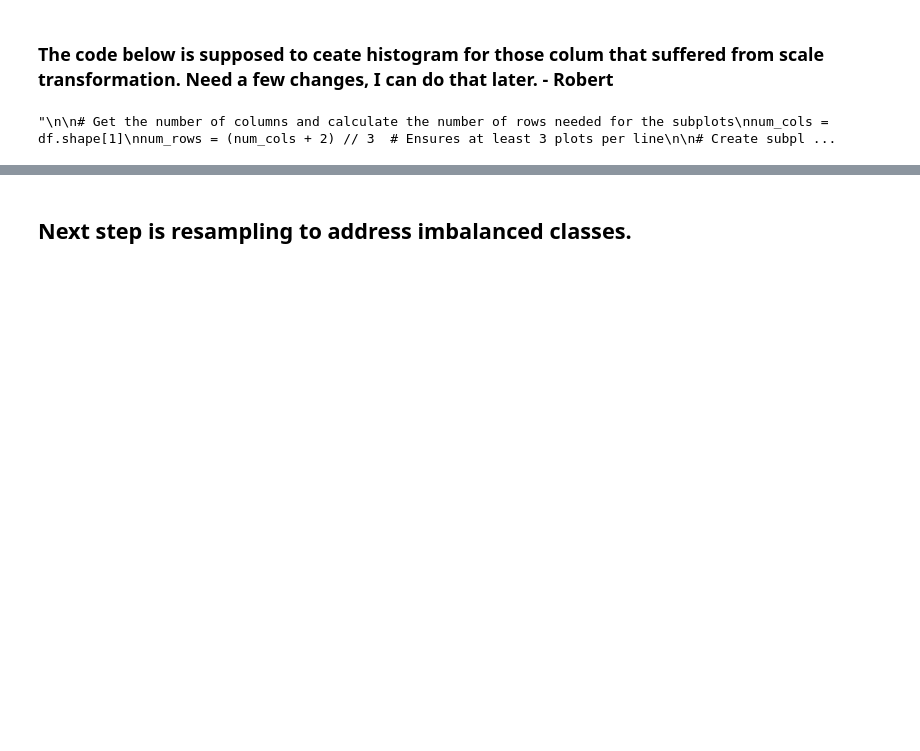
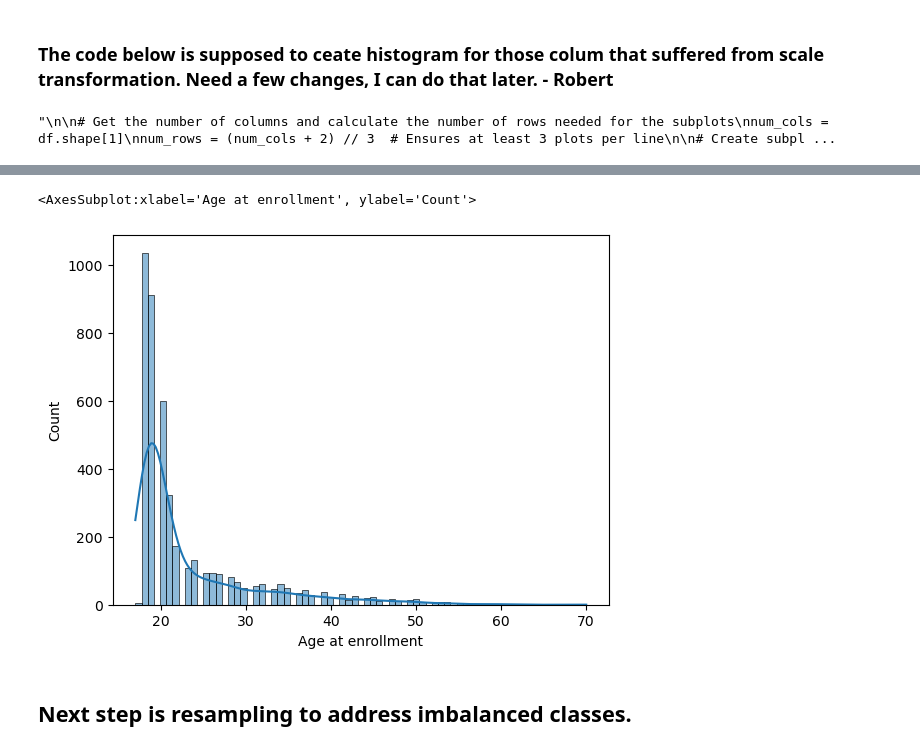
Before and after one commit to raguilarsoriano/eMergeEducation, a Jupyter notebook: Notebook 07_20_2023 9_54 am CT by Daniel.ipynb, the cells around one changed output, grey strips where cells are left out. Drawn from its saved outputs; the diff is of its cells as text; code cells hidden in the pictures; blank space fills up the shorter version.

```diff
--- a/Notebook 07_20_2023 9_54 am CT by Daniel.ipynb
+++ b/Notebook 07_20_2023 9_54 am CT by Daniel.ipynb
@@ -219,0 +225,7 @@ replace_values_linear_scale(df)
+# %%
+#we can see the three unique values,we can replace them with 0,1,2
+df['Target'] = df['Target'].map({
+    'Dropout':0,
+    'Enrolled':1,
+    'Graduate':2
+})
@@ -294,3 +420,9 @@ plt.show()
+# %%
+# Distribution of age of students at the time of enrollment
+sns.histplot(data=df1['Age at enrollment'], kde=True)
+# %% [output]
+<AxesSubplot:xlabel='Age at enrollment', ylabel='Count'>
+[figure, added]
 # %% [markdown]
 ## Next step is resampling  to address imbalanced classes.
 # %% [markdown]
```
Also changed, not shown: parts of 25 cells of this notebook.
